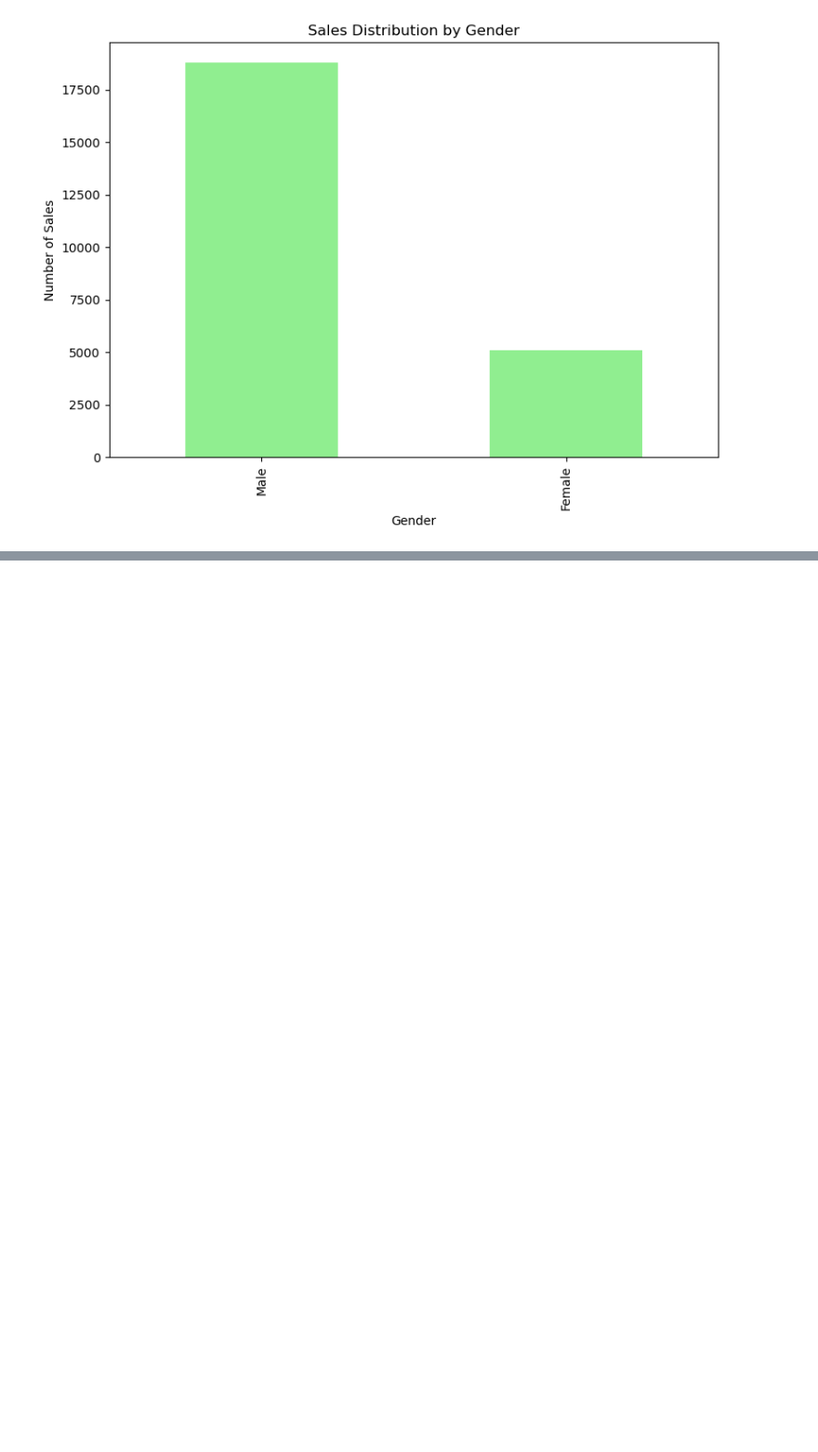
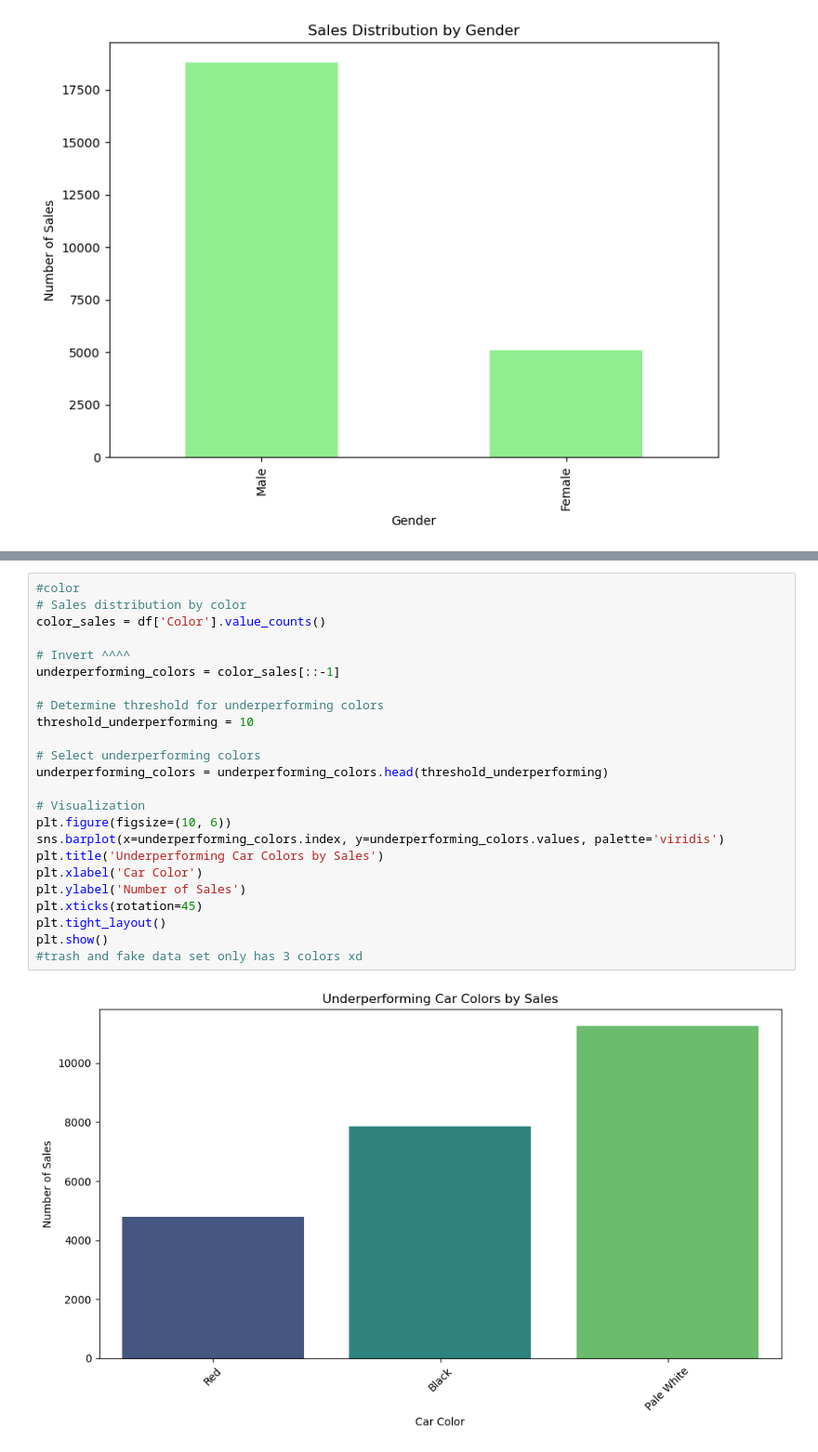
Before and after one commit to vocar12345/DM_PROJECT_, a Jupyter notebook: car_sale_data.ipynb, the cells around one changed output, grey strips where cells are left out. Shown at 93% size. Drawn from its saved outputs; the diff is of its cells as text; blank space fills up the shorter version.

```diff
--- a/car_sale_data.ipynb
+++ b/car_sale_data.ipynb
@@ -121,0 +167,26 @@ plt.show()
+# %%
+#color
+# Sales distribution by color
+color_sales = df['Color'].value_counts()
+
+# Invert ^^^^
+underperforming_colors = color_sales[::-1]
+
+# Determine threshold for underperforming colors
+threshold_underperforming = 10
+
+# Select underperforming colors
+underperforming_colors = underperforming_colors.head(threshold_underperforming)
+
+# Visualization
+plt.figure(figsize=(10, 6))
+sns.barplot(x=underperforming_colors.index, y=underperforming_colors.values, palette='viridis')
+plt.title('Underperforming Car Colors by Sales')
+plt.xlabel('Car Color')
+plt.ylabel('Number of Sales')
+plt.xticks(rotation=45)
+plt.tight_layout()
+plt.show()
+#trash and fake data set only has 3 colors xd
+# %% [output]
+[figure, added]
```
Also changed, not shown: parts of 7 cells of this notebook.
